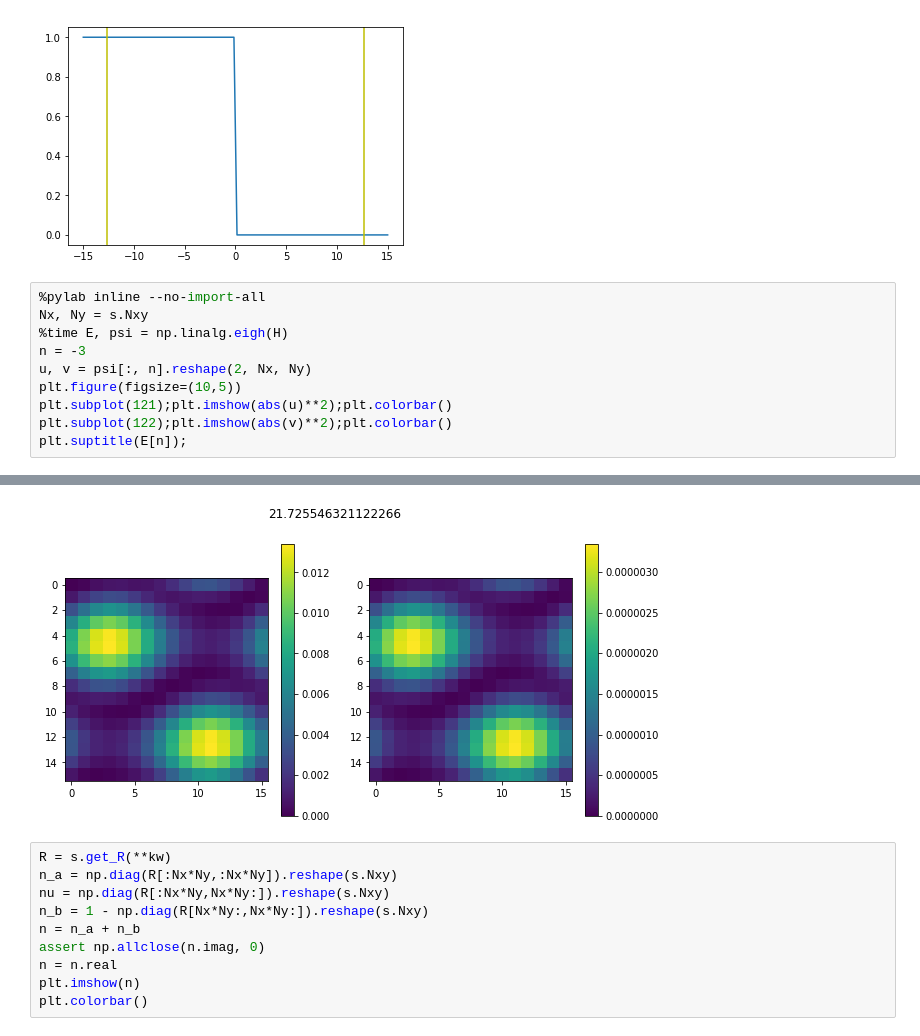
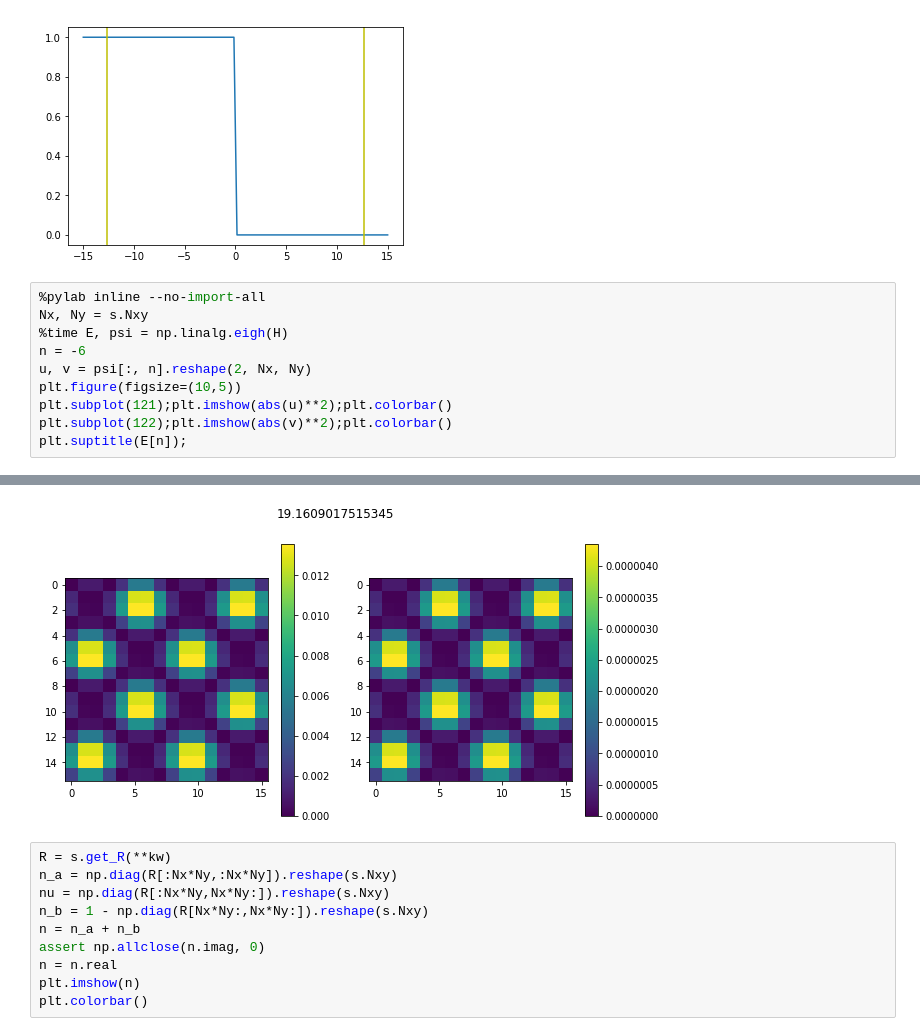
Before and after one commit to Chunde/QuantumFermionicTheory, a Jupyter notebook: quantum-turbulence/2D Vortex.ipynb, the cells around one changed output, grey strips where cells are left out. Saved outputs shown, nothing was run; the diff lists cells and outputs as text.

```diff
--- a/quantum-turbulence/2D Vortex.ipynb
+++ b/quantum-turbulence/2D Vortex.ipynb
@@ -233,7 +233,7 @@ plt.axvline(-E_c, c='y')
 %pylab inline --no-import-all
 Nx, Ny = s.Nxy
 %time E, psi = np.linalg.eigh(H)
-n = -3
+n = -6
 u, v = psi[:, n].reshape(2, Nx, Ny)
 plt.figure(figsize=(10,5))
 plt.subplot(121);plt.imshow(abs(u)**2);plt.colorbar()
@@ -245,4 +245,4 @@ Wall time: 288 ms
-[figure, old version]
+[figure, new version]
 # %%
 R = s.get_R(**kw)
 n_a = np.diag(R[:Nx*Ny,:Nx*Ny]).reshape(s.Nxy)
```
Also changed, not shown: parts of 1 cell of this notebook, 1 other file.
